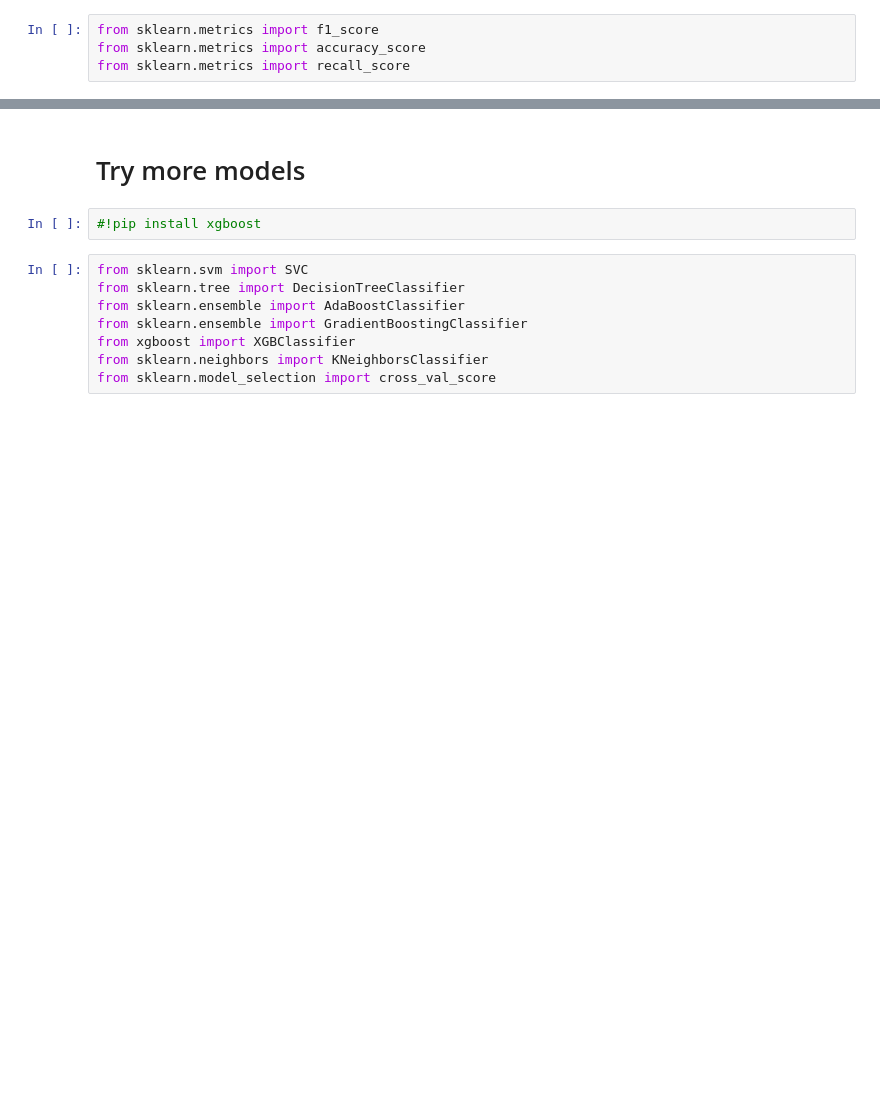
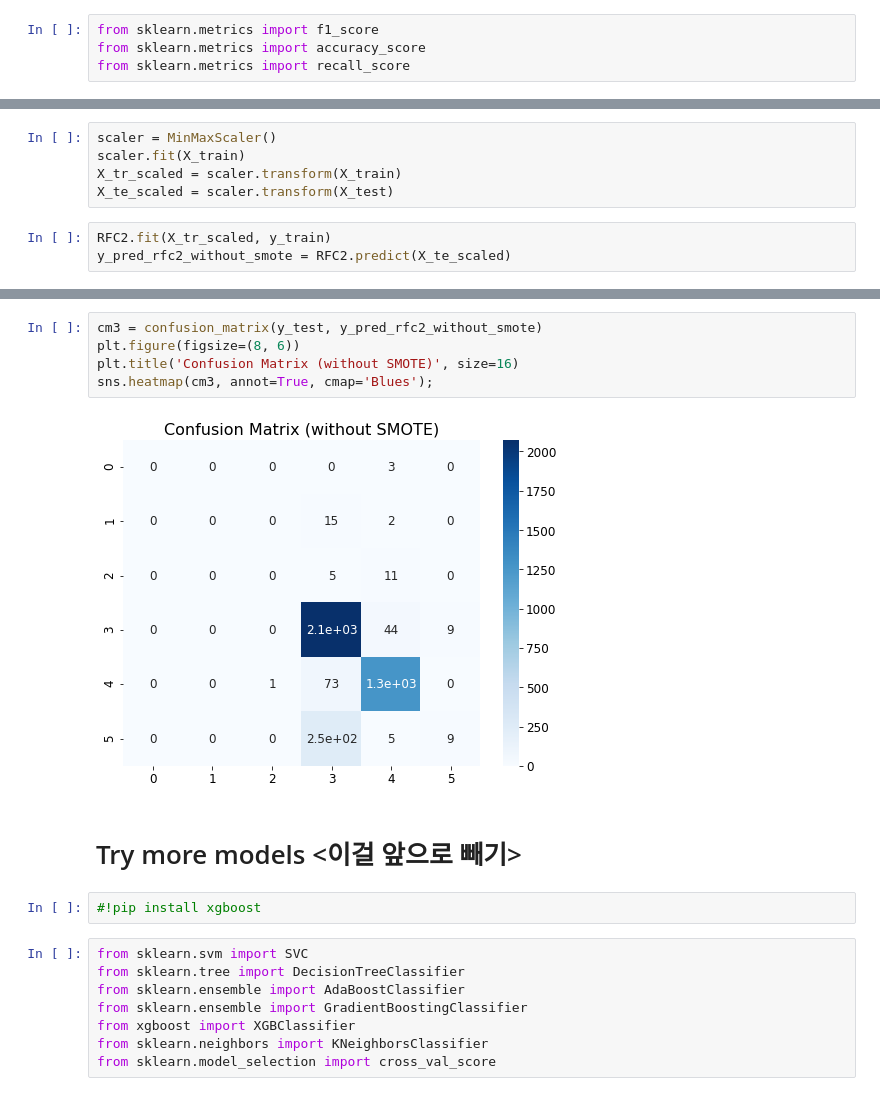
Before and after one commit to oliviahs/Python_practices, a Jupyter notebook: dw4_SMOTE.ipynb, the cells around one changed output, grey strips where cells are left out. Drawn from its saved outputs; the diff is of its cells as text; blank space fills up the shorter version.

```diff
--- a/dw4_SMOTE.ipynb
+++ b/dw4_SMOTE.ipynb
@@ -387,0 +449,8 @@ Previous score:
+# %%
+scaler = MinMaxScaler()
+scaler.fit(X_train)
+X_tr_scaled = scaler.transform(X_train)
+X_te_scaled = scaler.transform(X_test)
+# %%
+RFC2.fit(X_tr_scaled, y_train)
+y_pred_rfc2_without_smote = RFC2.predict(X_te_scaled)
@@ -388,5 +470,12 @@ Previous score:
+# %%
+cm3 = confusion_matrix(y_test, y_pred_rfc2_without_smote)
+plt.figure(figsize=(8, 6))
+plt.title('Confusion Matrix (without SMOTE)', size=16)
+sns.heatmap(cm3, annot=True, cmap='Blues');
+# %% [output]
+[figure, added]
 # %% [markdown]
-# Try more models
+# Try more models <이걸 앞으로 빼기>
 # %%
 #!pip install xgboost
 # %%
```
Also changed, not shown: parts of 49 cells of this notebook.
